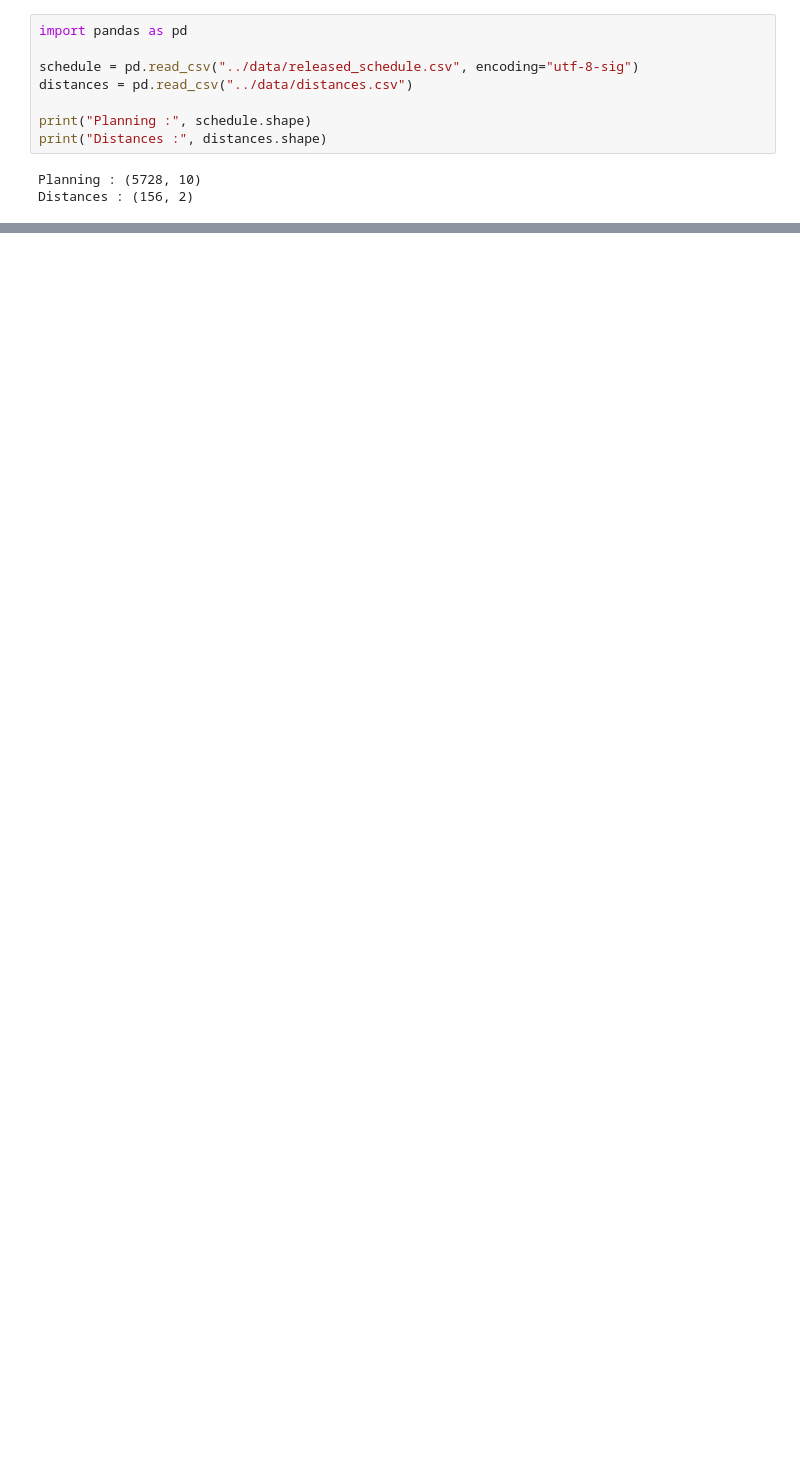
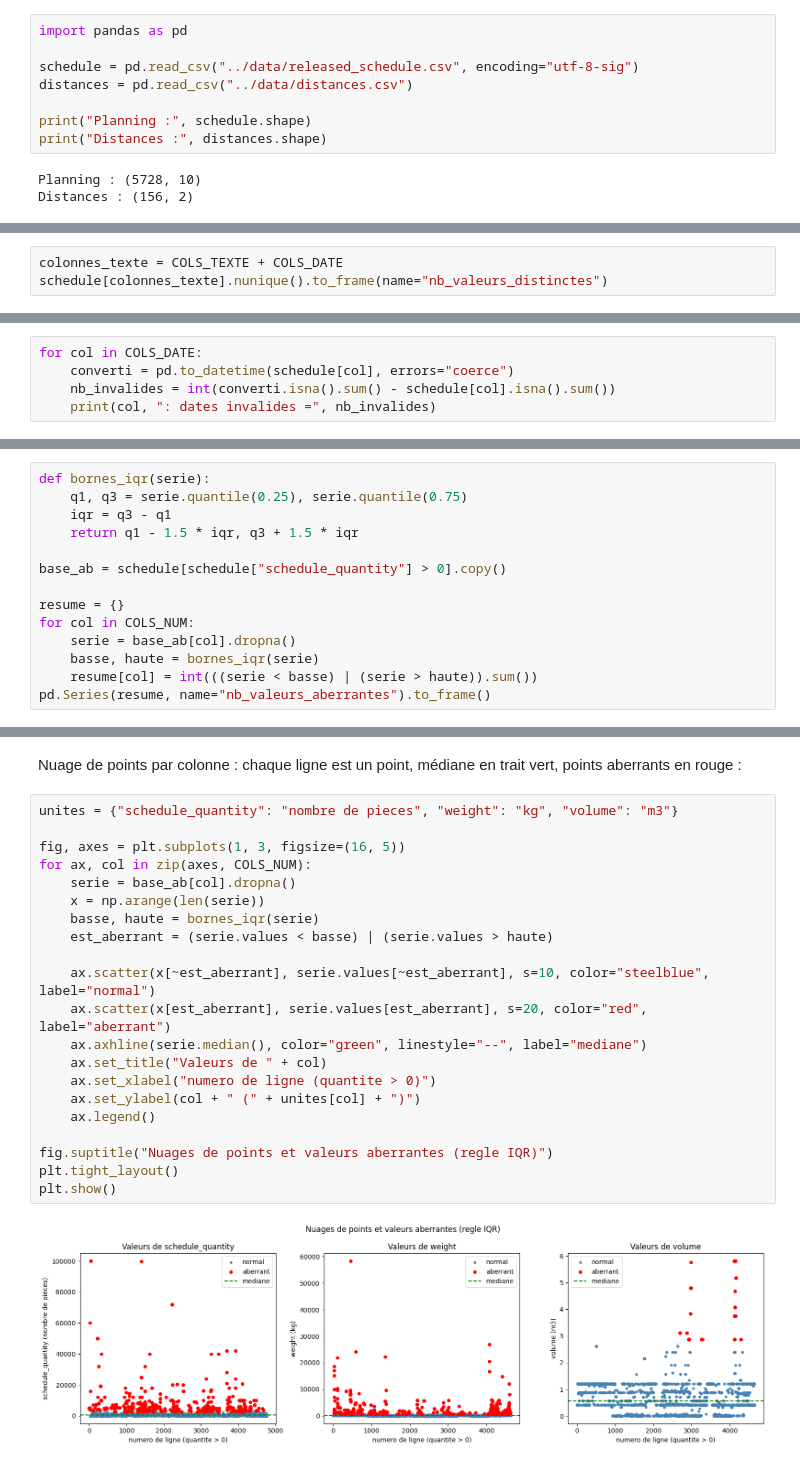
Before and after one commit to FlorentinBIAOU/Projet-IA, a Jupyter notebook: notebooks/milestone1.ipynb, the cells around one changed output, grey strips where cells are left out. Cells and saved outputs as stored; diff of their text form; blank space fills up the shorter version.

```diff
--- a/notebooks/milestone1.ipynb
+++ b/notebooks/milestone1.ipynb
@@ -67,0 +169,3 @@ Distances : (156, 2)
+# %%
+colonnes_texte = COLS_TEXTE + COLS_DATE
+schedule[colonnes_texte].nunique().to_frame(name="nb_valeurs_distinctes")
@@ -67,0 +524,5 @@ Distances : (156, 2)
+# %%
+for col in COLS_DATE:
+    converti = pd.to_datetime(schedule[col], errors="coerce")
+    nb_invalides = int(converti.isna().sum() - schedule[col].isna().sum())
+    print(col, ": dates invalides =", nb_invalides)
@@ -67,0 +649,14 @@ Distances : (156, 2)
+# %%
+def bornes_iqr(serie):
+    q1, q3 = serie.quantile(0.25), serie.quantile(0.75)
+    iqr = q3 - q1
+    return q1 - 1.5 * iqr, q3 + 1.5 * iqr
+
+base_ab = schedule[schedule["schedule_quantity"] > 0].copy()
+
+resume = {}
+for col in COLS_NUM:
+    serie = base_ab[col].dropna()
+    basse, haute = bornes_iqr(serie)
+    resume[col] = int(((serie < basse) | (serie > haute)).sum())
+pd.Series(resume, name="nb_valeurs_aberrantes").to_frame()
@@ -67,0 +668,25 @@ Distances : (156, 2)
+# %% [markdown]
+Nuage de points par colonne : chaque ligne est un point, médiane en trait vert, points aberrants en rouge :
+# %%
+unites = {"schedule_quantity": "nombre de pieces", "weight": "kg", "volume": "m3"}
+
+fig, axes = plt.subplots(1, 3, figsize=(16, 5))
+for ax, col in zip(axes, COLS_NUM):
+    serie = base_ab[col].dropna()
+    x = np.arange(len(serie))
+    basse, haute = bornes_iqr(serie)
+    est_aberrant = (serie.values < basse) | (serie.values > haute)
+
+    ax.scatter(x[~est_aberrant], serie.values[~est_aberrant], s=10, color="steelblue", label="normal")
+    ax.scatter(x[est_aberrant], serie.values[est_aberrant], s=20, color="red", label="aberrant")
+    ax.axhline(serie.median(), color="green", linestyle="--", label="mediane")
+    ax.set_title("Valeurs de " + col)
+    ax.set_xlabel("numero de ligne (quantite > 0)")
+    ax.set_ylabel(col + " (" + unites[col] + ")")
+    ax.legend()
+
+fig.suptitle("Nuages de points et valeurs aberrantes (regle IQR)")
+plt.tight_layout()
+plt.show()
+# %% [output]
+[figure, added]
```
Also changed, not shown: parts of 105 cells of this notebook.
